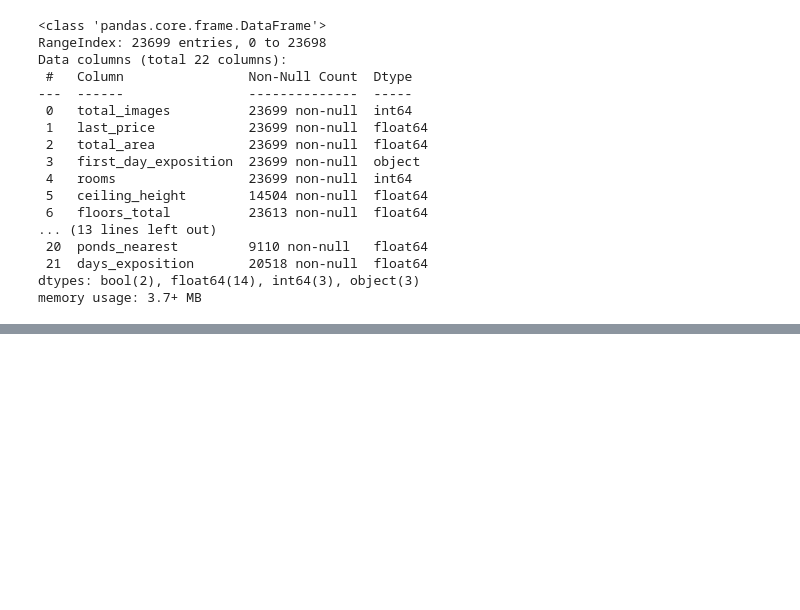
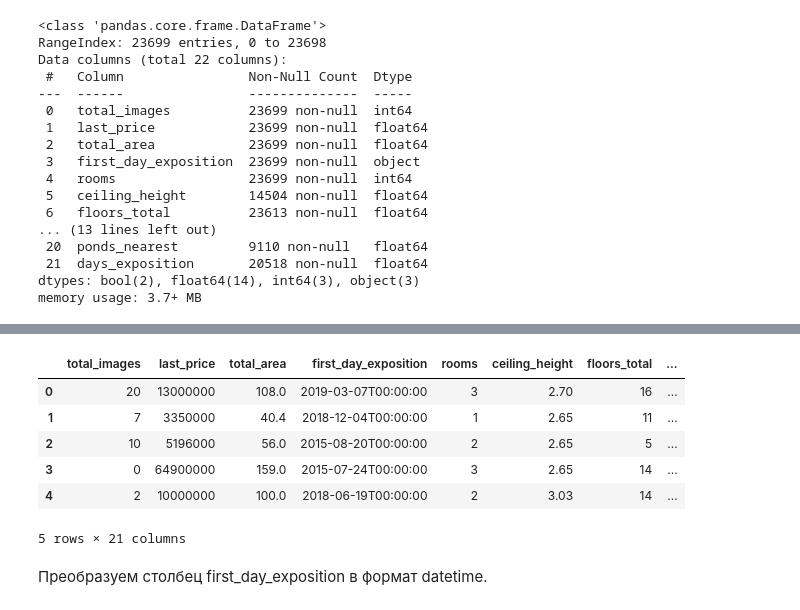
Before and after one commit to ivangolt/yandex_practicum-ds, a Jupyter notebook: 05.estate_data/Исследование объявлений о продаже квартир.ipynb, the cells around one changed output, grey strips where cells are left out. Cells and saved outputs as stored; diff of their text form; code cells hidden in the pictures; blank space fills up the shorter version.

```diff
--- a/05.estate_data/Исследование объявлений о продаже квартир.ipynb
+++ b/05.estate_data/Исследование объявлений о продаже квартир.ipynb
@@ -33,0 +205,6 @@ memory usage: 3.7+ MB
+# %%
+transform_to_int_list = ['last_price', 'floors_total', 'balcony', 'airports_nearest', 'cityCenters_nearest',
+                        'parks_nearest','parks_around3000', 'ponds_around3000', 'ponds_nearest', 'days_exposition']
+
+for column in transform_to_int_list:
+    data[column] = data[column].astype('int')
@@ -33,0 +231,12 @@ memory usage: 3.7+ MB
+# %%
+data.head()
+# %% [output]
+|  | total_images | last_price | total_area | first_day_exposition | rooms | ceiling_height | floors_total | ... |
+| 0 | 20 | 13000000 | 108.0 | 2019-03-07T00:00:00 | 3 | 2.70 | 16 | ... |
+| 1 | 7 | 3350000 | 40.4 | 2018-12-04T00:00:00 | 1 | 2.65 | 11 | ... |
+| 2 | 10 | 5196000 | 56.0 | 2015-08-20T00:00:00 | 2 | 2.65 | 5 | ... |
+| 3 | 0 | 64900000 | 159.0 | 2015-07-24T00:00:00 | 3 | 2.65 | 14 | ... |
+| 4 | 2 | 10000000 | 100.0 | 2018-06-19T00:00:00 | 2 | 3.03 | 14 | ... |
+5 rows × 21 columns
+# %% [markdown]
+Преобразуем столбец  first_day_exposition в формат datetime.
```
Also changed, not shown: parts of 28 cells of this notebook.
